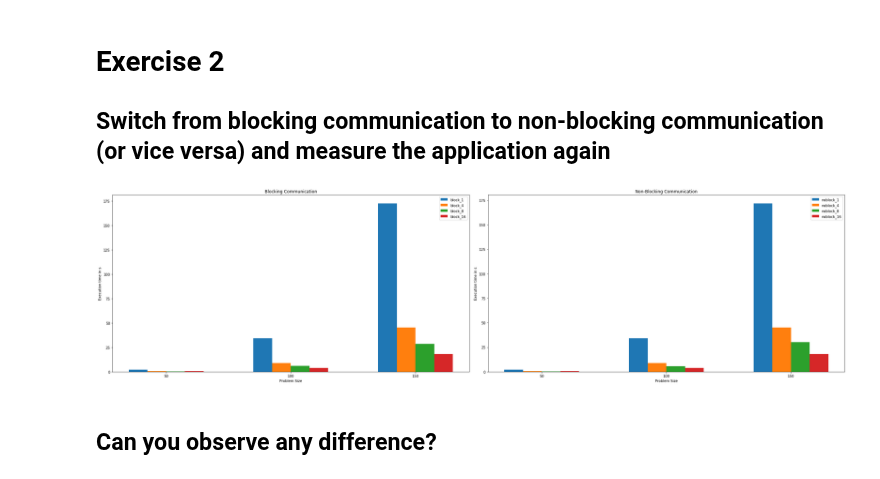
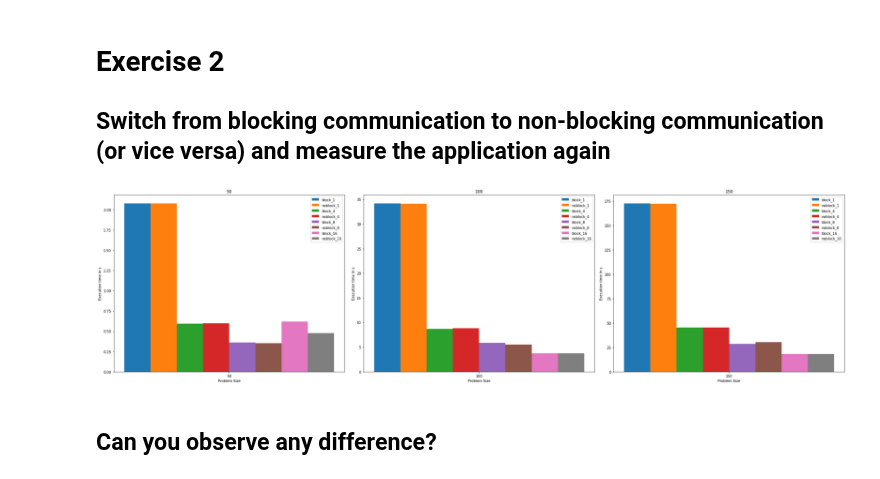
Before and after one commit to ChrisEngelhardt/parsys_19, a Jupyter notebook: proseminar/04/task2/solution.ipynb, the cells around one changed output. Drawn from its saved outputs; the diff is of its cells as text; code cells hidden in the pictures.

```diff
--- a/proseminar/04/task2/solution.ipynb
+++ b/proseminar/04/task2/solution.ipynb
@@ -7,10 +7,9 @@ import matplotlib.pyplot as plt
 import numpy as np
 %matplotlib inline
 
-labels = [["block_1", "block_4", "block_8", "block_16"],
-          ["noblock_1", "noblock_4", "noblock_8", "noblock_16"]]
+labels = ["block_1", "noblock_1", "block_4", "noblock_4", "block_8", "noblock_8", "block_16", "noblock_16"]
 
-plotName = ["Blocking Communication", "Non-Blocking Communication"]
+plotName = ["50","100","150"]
 
 filepath = 'data.csv'
 # %%
@@ -26,16 +25,21 @@ def getDataFor(labels):
 plt.rcParams["figure.figsize"] = (30,8)
 
 
-def plot(title, ax, labels, data):
-    sizes = [i[0] for i in data[0]]
+def plot(title, ax, labels, data, size):
+    sizes = [data[0][size][0]]
 
     x = np.arange(len(sizes))
-    width = 0.15
+    width = 0.10
 
-    rects1 = ax.bar(x - (width+width/2), [i[1] for i in data[0]], width, label=labels[0])
-    rects2 = ax.bar(x - width/2, [i[1] for i in data[1]], width, label=labels[1])
-    rects3 = ax.bar(x + width/2, [i[1] for i in data[2]], width, label=labels[2])
-    rects4 = ax.bar(x + width + width/2, [i[1] for i in data[3]], width, label=labels[3])
+    rects1 = ax.bar(x - (3*width+width/2), [data[0][size][1]], width, label=labels[0])
+    rects2 = ax.bar(x - (2*width+width/2), [data[1][size][1]], width, label=labels[1])
+    rects3 = ax.bar(x - (width+width/2), [data[2][size][1]], width, label=labels[2])
+    rects4 = ax.bar(x - width/2, [data[3][size][1]], width, label=labels[3])
+    rects5 = ax.bar(x + width/2, [data[4][size][1]], width, label=labels[4])
+    rects6 = ax.bar(x + width + width/2, [data[5][size][1]], width, label=labels[5])
+    rects7 = ax.bar(x + 2*width + width/2, [data[6][size][1]], width, label=labels[6])
+    rects8 = ax.bar(x + 3*width + width/2, [data[7][size][1]], width, label=labels[7])
+
 
     ax.set_title(title)
     ax.set_ylabel('Execution time in s')
@@ -53,14 +57,14 @@ def plot(title, ax, labels, data):
                         textcoords="offset points",
                         ha='center', va='bottom')
 # %%
-fig, ax = plt.subplots(1,2)
+fig, ax = plt.subplots(1,3)
 
-for i in range(0,len(labels)): plot(plotName[i], ax[i], labels[i], getDataFor(labels[i]))
+for i in range(0,3): plot(plotName[i], ax[i], labels, getDataFor(labels),i)
 
 fig.tight_layout()
 plt.show()
 # %% [output]
-[figure, old version]
+[figure, new version]
 # %% [markdown]
 ## Can you observe any difference?
 # %% [markdown]
```
